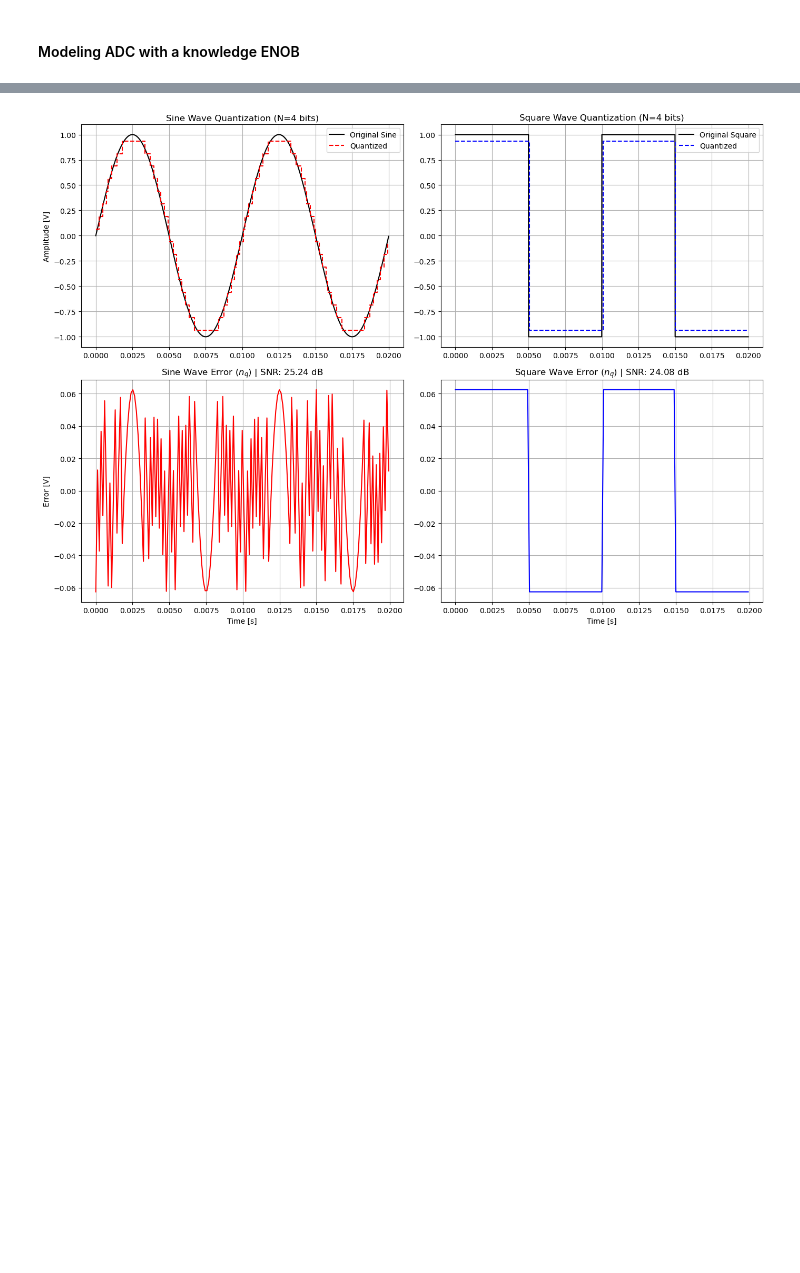
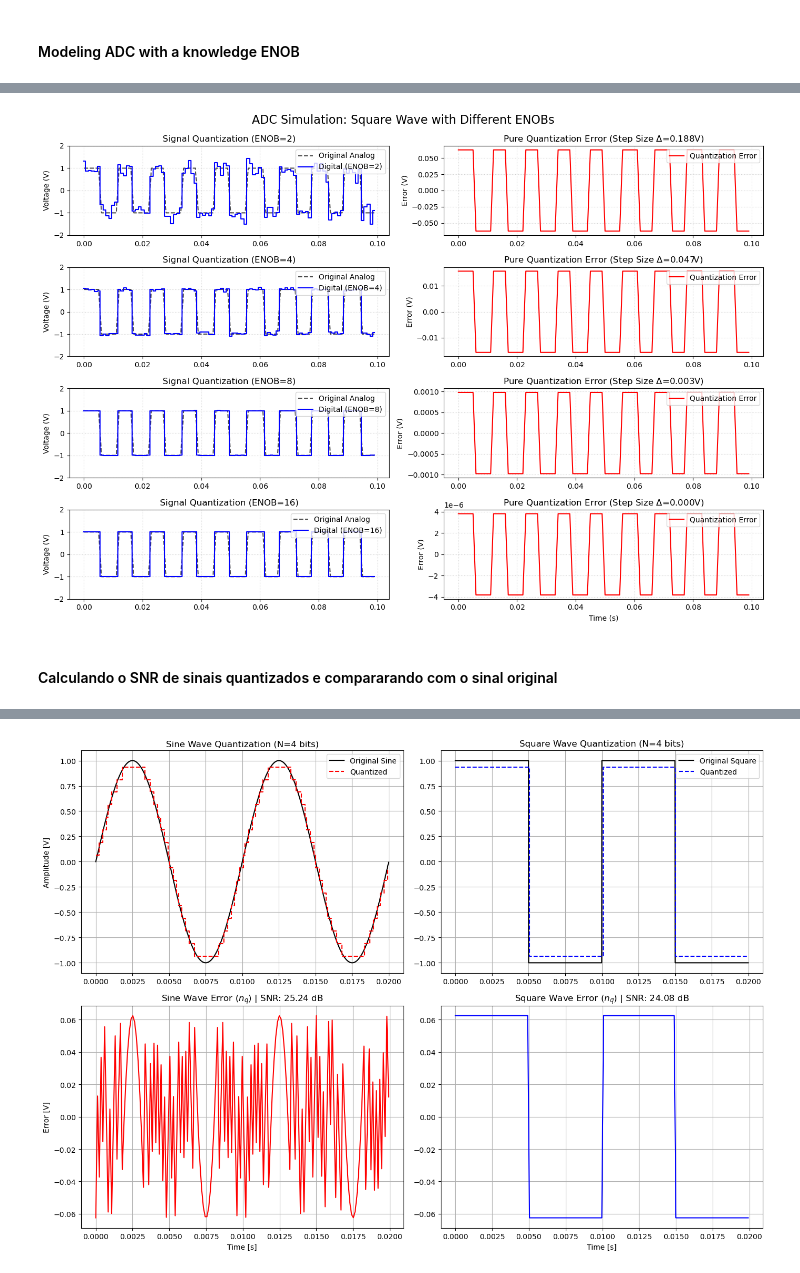
Before and after one commit to elmerfariass/DSPcap, a Jupyter notebook: ADC&DAC.ipynb, the cells around one changed output, grey strips where cells are left out. Drawn from its saved outputs; the diff is of its cells as text; code cells hidden in the pictures; blank space fills up the shorter version.

Commit message:
ADC w a knowledge ENOB

```diff
--- a/ADC&DAC.ipynb
+++ b/ADC&DAC.ipynb
@@ -623,0 +602,75 @@ Passo de Quantização: 0.000244 V
+# %%
+# 1. Generate the Analog Signal (Square Wave)
+fs = 1000  # Sampling frequency (1 kHz)
+t = np.arange(0, 0.1, 1/fs)  # 0.1 seconds of data
+f_signal = 90  # 20 Hz square wave
+v_max = 1.5
+v_min = -1.5
+
+# Generate a square wave with amplitude 1.0 (peaks at +1 and -1)
+analog_in = signal.square(2 * np.pi * f_signal * t)
+
+# 2. Define ENOBs to test
+enob_list = [2, 4, 8, 16]
+
+# 3. Setup Plots
+fig, axes = plt.subplots(len(enob_list), 2, figsize=(14, 10))
+fig.suptitle('ADC Simulation: Square Wave with Different ENOBs', fontsize=16)
+
+for i, enob in enumerate(enob_list):
+    # Process the signal through our ADC model
+    digital_out, quant_error, total_error, step, snr, bits, codes, b_strings = adc_dynamic_model(
+        analog_in, enob, v_max, v_min
+    )
+
+    # Print the first 10 binary outputs to the console
+    #print(f"\n--- Output for ENOB = {enob} (Hardware Bits = {bits}) ---")
+    #print(f"First 10 binary strings: {b_strings[:10]}")
+
+    # --- Plot 1: Analog vs Digital Signal ---
+    ax_sig = axes[i, 0]
+    ax_sig.plot(t, analog_in, 'k--', alpha=0.7, label='Original Analog')
+    ax_sig.step(t, digital_out, 'b-', where='mid', label=f'Digital (ENOB={enob})')
+    ax_sig.set_title(f'Signal Quantization (ENOB={enob})')
+    ax_sig.set_ylabel('Voltage (V)')
+    ax_sig.grid(True, linestyle=':', alpha=0.6)
+    ax_sig.legend(loc='upper right')
+    ax_sig.set_ylim([-2, 2])
+
+    # --- Plot 2: Quantization Error ---
+    ax_err = axes[i, 1]
+    ax_err.plot(t, quant_error, 'r-', label='Quantization Error')
+    ax_err.set_title(f'Pure Quantization Error (Step Size $\Delta$={step:.3f}V)')
+    ax_err.set_ylabel('Error (V)')
+    ax_err.grid(True, linestyle=':', alpha=0.6)
+    ax_err.legend(loc='upper right')
+
+    num_samples_to_show = 10
+
+for enob in enob_list:
+    # Rodamos a função novamente para garantir que temos os dados do ENOB atual
+    digital_out, quant_error, total_error, step, snr, bits, codes, b_strings = adc_dynamic_model(
+        analog_in, enob, v_max, v_min
+    )
+
+    # Cabeçalho da tabela
+    print(f"\nVariando para ENOB = {enob} (Resolução de Hardware = {bits} bits, LSB = {step:.4f} V)")
+    print(f"| {'Time [s]':>10} | {'Real Sample [V]':>16} | {'Quantized [V]':>15} | {'Quantization Noise [V]':>22} | {'Binary Code':>13} |")
+    print(f"|{'-'*12}|{'-'*18}|{'-'*17}|{'-'*24}|{'-'*15}|")
+
+    # Preenchimento das linhas
+    for j in range(num_samples_to_show):
+        t_val = t[j]
+        real_val = analog_in[j]
+        quant_val = digital_out[j]
+        noise_val = total_error[j]
+        bin_code = b_strings[j]
+
+        # Formatando cada coluna para alinhar perfeitamente
+        print(f"| {t_val:>10.3f} | {real_val:>16.6f} | {quant_val:>15.6f} | {noise_val:>22.6f} | {bin_code:>13} |")
+
+plt.xlabel('Time (s)')
+plt.tight_layout()
+plt.subplots_adjust(top=0.92)
+plt.show()
+# %% [output]
@@ -624,3 +694,6 @@ Passo de Quantização: 0.000244 V
+[figure, added]
+# %% [markdown]
+#### Calculando o SNR de sinais quantizados e compararando com o sinal original
 # %%
 # 1. Parâmetros do Sinal Original (Puro)
 fs_analog = 200000  # Frequência base muito alta para simular o contínuo
```
Also changed, not shown: parts of 6 cells of this notebook.
